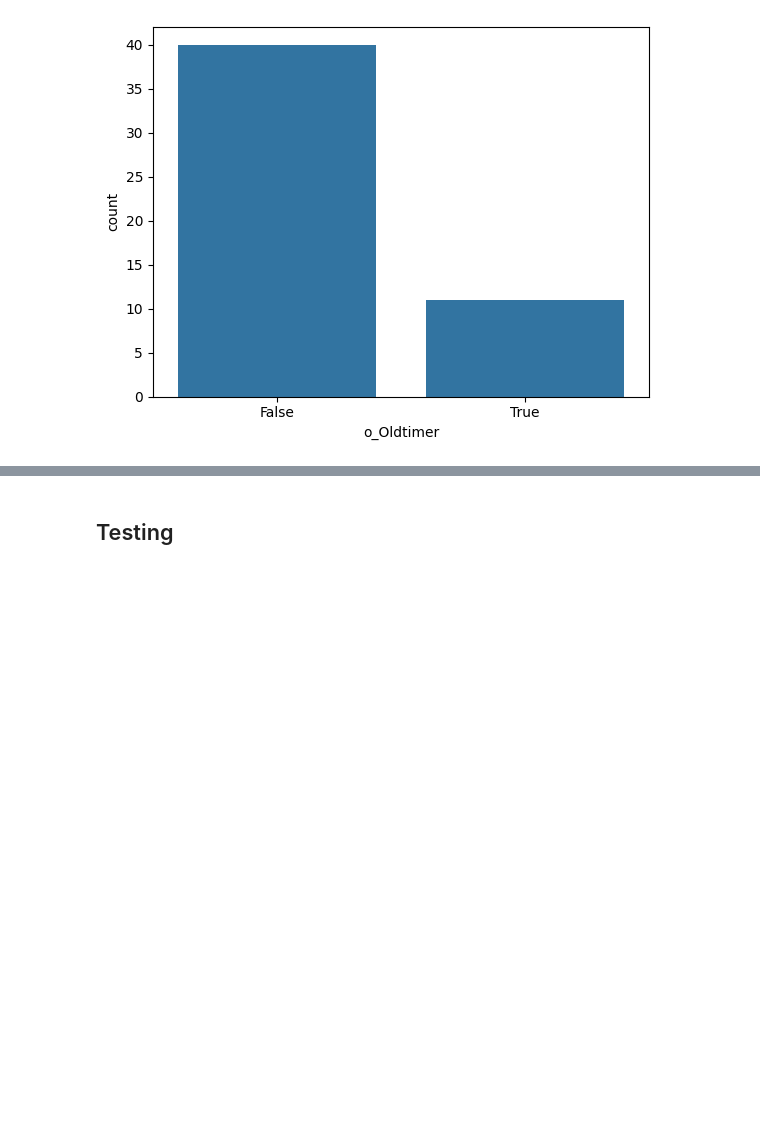
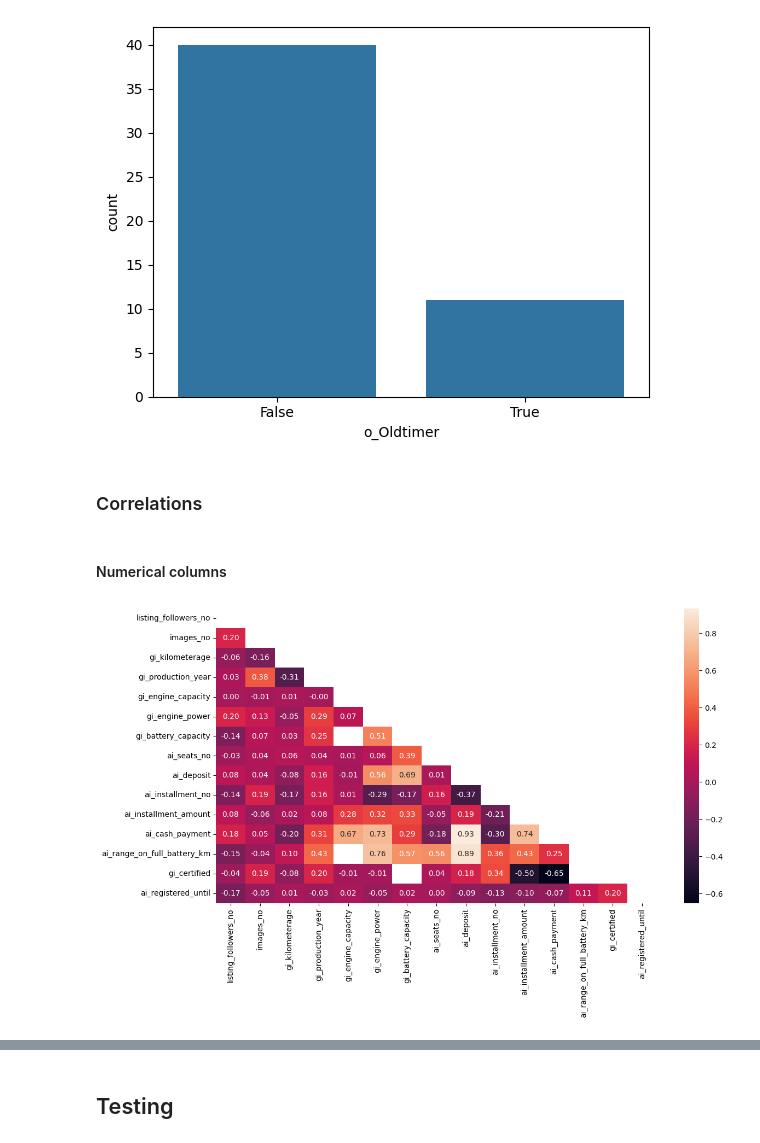
Before and after one commit to aleksa-radojicic/second_hand_car_price_prediction, a Jupyter notebook: notebooks/3_MultivariateAnalysis.ipynb, the cells around one changed output, grey strips where cells are left out. Cells and saved outputs as stored; diff of their text form; code cells hidden in the pictures; blank space fills up the shorter version.

Commit message:
Added correlation analysis and ANOVA testing of binary columns with label

```diff
--- a/notebooks/3_MultivariateAnalysis.ipynb
+++ b/notebooks/3_MultivariateAnalysis.ipynb
@@ -394,3 +394,12 @@ Renovated cars pairplot
 Nothing can be extracted from these plots because the sample size for true is too small.
 Show countplot of renovated cars by 'o_Oldtimer' feature
 [figure]
+# %% [markdown]
+### Correlations
+# %% [markdown]
+#### Numerical columns
+# %%
+corr_numerical = df[features_info["numerical"]].corr()
+nb_utils.plot_correlation_heatmap(corr=corr_numerical);
+# %% [output]
+[figure, added]
```
Also changed, not shown: parts of 8 cells of this notebook, 2 other files.
